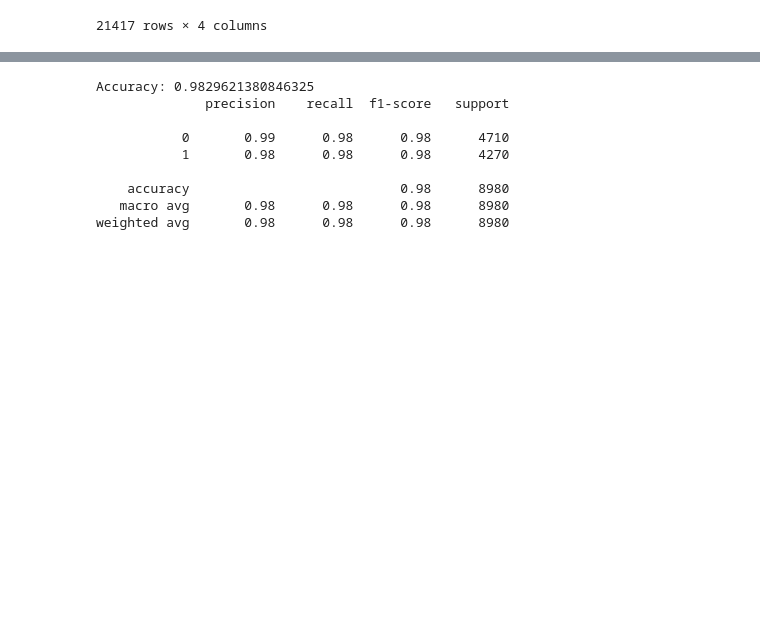
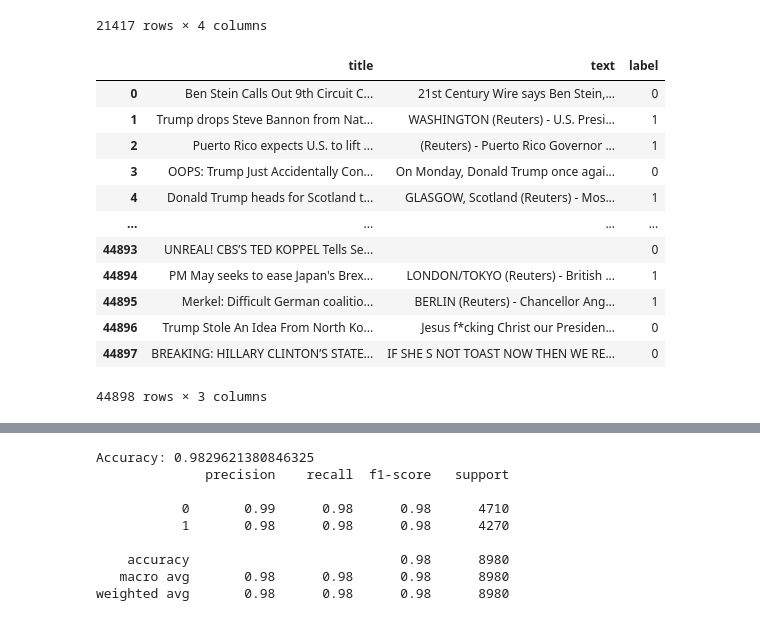
Before and after one commit to Mamtajangra/fake_news_classification, a Jupyter notebook: fake_news_logistic.ipynb, the cells around one changed output, grey strips where cells are left out. Drawn from its saved outputs; the diff is of its cells as text; code cells hidden in the pictures; blank space fills up the shorter version.

```diff
--- a/fake_news_logistic.ipynb
+++ b/fake_news_logistic.ipynb
@@ -154,13 +154,9 @@ df_real.isnull()
 | 21416 | False | False | False | False |
 21417 rows × 4 columns
 # %%
-df_real = df_real.drop(columns=["subject"])
+df_real = df_real.drop(columns=["subject","date"])
 # %%
-df_fake = df_fake.drop(columns=["subject"])
+df_fake = df_fake.drop(columns=["subject","date"])
-# %%
-df_fake = df_fake.drop(columns=["date"])
-# %%
-df_real = df_real.drop(columns=["date"])
 # %%
 df_fake["label"] = 0
 # %%
@@ -174 +168,17 @@ df_res = df_res.sample(frac=1, random_state=42).reset_index(drop=True)
+# %%
+df_res
+# %% [output]
+|  | title | text | label |
+| 0 | Ben Stein Calls Out 9th Circuit C... | 21st Century Wire says Ben Stein,... | 0 |
+| 1 | Trump drops Steve Bannon from Nat... | WASHINGTON (Reuters) - U.S. Presi... | 1 |
+| 2 | Puerto Rico expects U.S. to lift ... | (Reuters) - Puerto Rico Governor ... | 1 |
+| 3 | OOPS: Trump Just Accidentally Con... | On Monday, Donald Trump once agai... | 0 |
+| 4 | Donald Trump heads for Scotland t... | GLASGOW, Scotland (Reuters) - Mos... | 1 |
+| ... | ... | ... | ... |
+| 44893 | UNREAL! CBS’S TED KOPPEL Tells Se... |  | 0 |
+| 44894 | PM May seeks to ease Japan's Brex... | LONDON/TOKYO (Reuters) - British ... | 1 |
+| 44895 | Merkel: Difficult German coalitio... | BERLIN (Reuters) - Chancellor Ang... | 1 |
+| 44896 | Trump Stole An Idea From North Ko... | Jesus f*cking Christ our Presiden... | 0 |
+| 44897 | BREAKING: HILLARY CLINTON’S STATE... | IF SHE S NOT TOAST NOW THEN WE RE... | 0 |
+44898 rows × 3 columns
 # %%
```
Also changed, not shown: parts of 11 cells of this notebook.
